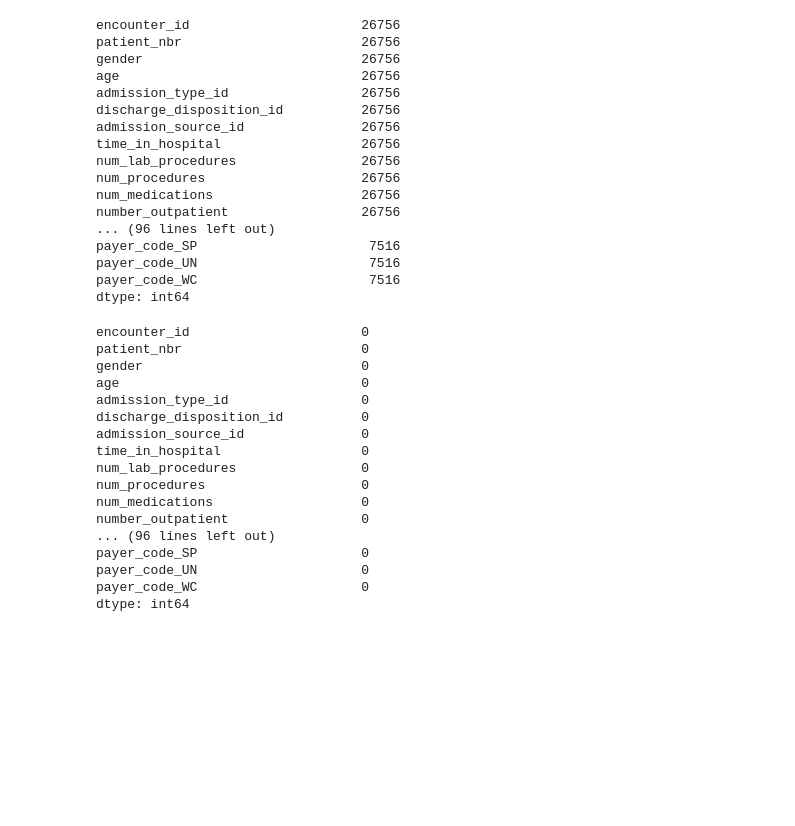
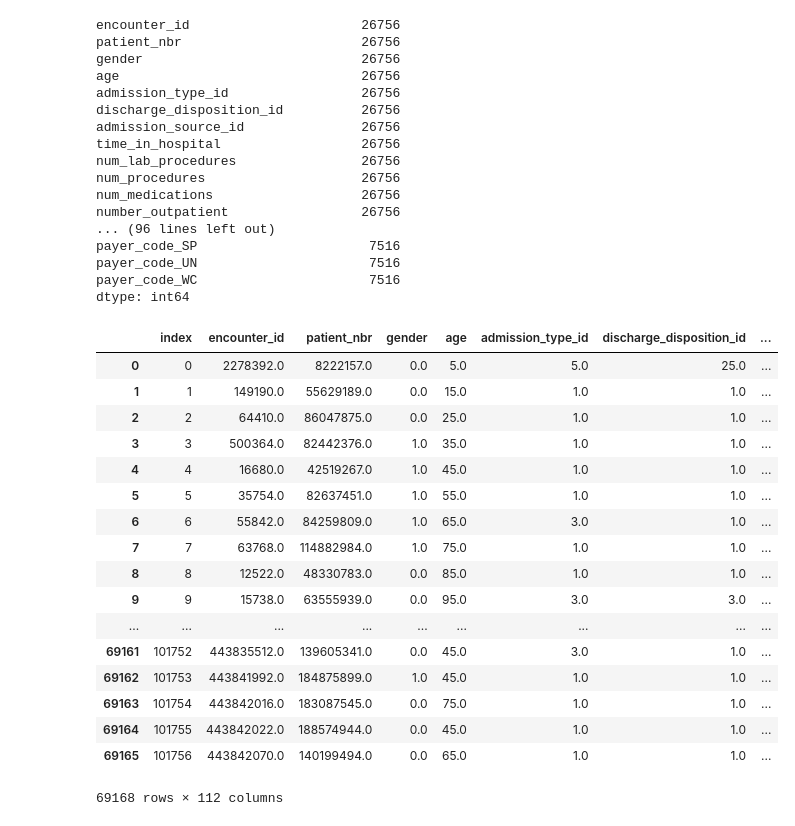
Before and after one commit to stoilyanchev/Prediction_of_hospital_readmission_in_diabetic_inpatients, a Jupyter notebook: Prediction_of_hospital_readmission_in_diabetic_inpatients.ipynb, the cells around one changed output. Saved outputs shown, nothing was run; the diff lists cells and outputs as text; code cells hidden in the pictures; blank space fills up the shorter version.

Commit message:
Removed empty rows and reset indexes

```diff
--- a/Prediction_of_hospital_readmission_in_diabetic_inpatients.ipynb
+++ b/Prediction_of_hospital_readmission_in_diabetic_inpatients.ipynb
@@ -792,23 +792,29 @@ dtype: int64
 temp = dfTest.isnull().sum()
 for idx in temp.index:
     dfTest[idx]=dfTest[idx].fillna(0)
-# %%
-dfTest.isnull().sum()
-# %% [output]
-encounter_id                      0
-patient_nbr                       0
-gender                            0
-age                               0
-admission_type_id                 0
-discharge_disposition_id          0
-admission_source_id               0
-time_in_hospital                  0
-num_lab_procedures                0
-num_procedures                    0
-num_medications                   0
-number_outpatient                 0
-... (96 lines left out)
-payer_code_SP                     0
-payer_code_UN                     0
-payer_code_WC                     0
-dtype: int64
+# %%
+for idx in dfTest.index:
+    if (dfTest['encounter_id'][idx] == 0.0):
+        #print(idx)
+        dfTest.drop(idx, inplace = True)
+# %%
+dfTest.reset_index()
+# %% [output]
+|  | index | encounter_id | patient_nbr | gender | age | admission_type_id | discharge_disposition_id | ... |
+| 0 | 0 | 2278392.0 | 8222157.0 | 0.0 | 5.0 | 5.0 | 25.0 | ... |
+| 1 | 1 | 149190.0 | 55629189.0 | 0.0 | 15.0 | 1.0 | 1.0 | ... |
+| 2 | 2 | 64410.0 | 86047875.0 | 0.0 | 25.0 | 1.0 | 1.0 | ... |
+| 3 | 3 | 500364.0 | 82442376.0 | 1.0 | 35.0 | 1.0 | 1.0 | ... |
+| 4 | 4 | 16680.0 | 42519267.0 | 1.0 | 45.0 | 1.0 | 1.0 | ... |
+| 5 | 5 | 35754.0 | 82637451.0 | 1.0 | 55.0 | 1.0 | 1.0 | ... |
+| 6 | 6 | 55842.0 | 84259809.0 | 1.0 | 65.0 | 3.0 | 1.0 | ... |
+| 7 | 7 | 63768.0 | 114882984.0 | 1.0 | 75.0 | 1.0 | 1.0 | ... |
+| 8 | 8 | 12522.0 | 48330783.0 | 0.0 | 85.0 | 1.0 | 1.0 | ... |
+| 9 | 9 | 15738.0 | 63555939.0 | 0.0 | 95.0 | 3.0 | 3.0 | ... |
+| ... | ... | ... | ... | ... | ... | ... | ... | ... |
+| 69161 | 101752 | 443835512.0 | 139605341.0 | 0.0 | 45.0 | 3.0 | 1.0 | ... |
+| 69162 | 101753 | 443841992.0 | 184875899.0 | 1.0 | 45.0 | 1.0 | 1.0 | ... |
+| 69163 | 101754 | 443842016.0 | 183087545.0 | 0.0 | 75.0 | 1.0 | 1.0 | ... |
+| 69164 | 101755 | 443842022.0 | 188574944.0 | 0.0 | 45.0 | 1.0 | 1.0 | ... |
+| 69165 | 101756 | 443842070.0 | 140199494.0 | 0.0 | 65.0 | 1.0 | 1.0 | ... |
+69168 rows × 112 columns
```
Also changed, not shown: parts of 1 cell of this notebook, 1 other file.
